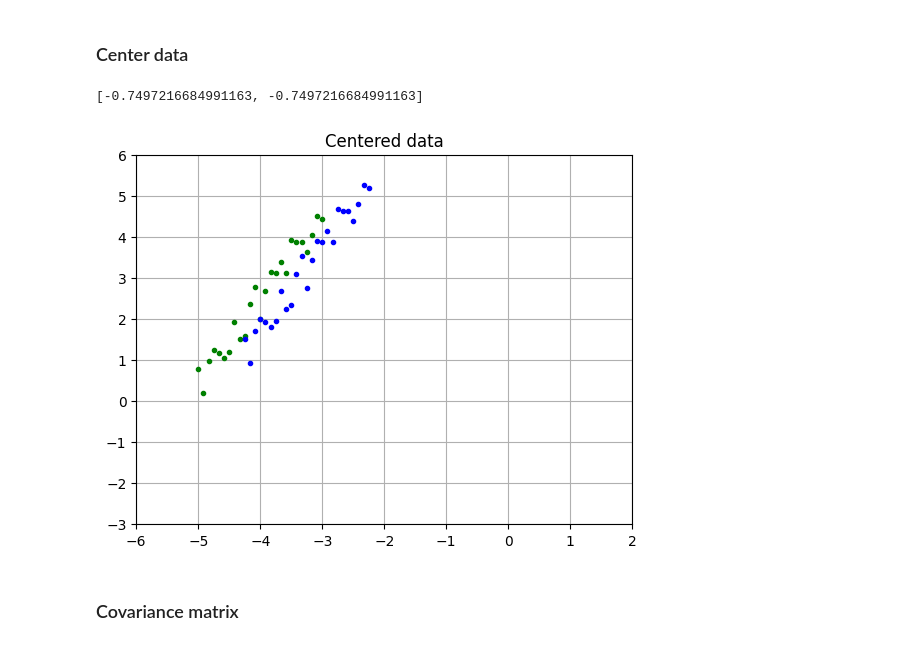
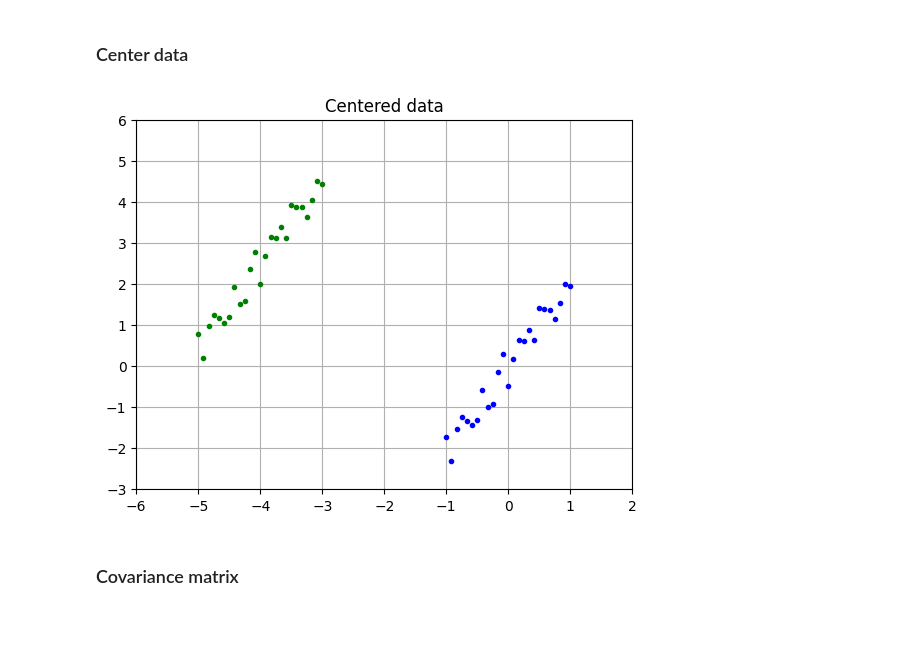
Before and after one commit to DyllasDek/IML_labs, a Jupyter notebook: Lab5/Lab5-self-practice.ipynb, the cells around one changed output. Cells and saved outputs as stored; diff of their text form; code cells hidden in the pictures.

```diff
--- a/Lab5/Lab5-self-practice.ipynb
+++ b/Lab5/Lab5-self-practice.ipynb
@@ -32,19 +32,17 @@ plt.grid('True')
 # %%
 # center data by subtracting mean value from each feature
 # pay attention to mean_vector <-- we need it later for restoring our data
 # write 2 lines below
-mean_vector = [data.mean(),data.mean()]
-print(mean_vector)
-data_centered = np.subtract(data,data.mean()) # your code here
+mean_vector = data.mean(axis=0)
+data_centered = data - mean_vector
 
 plt.title("Centered data")
 plt.plot(data[:,0], data[:,1], '.', color="green")
 plt.plot(data_centered[:,0], data_centered[:,1], '.', color="blue")
 plt.axis([-6, 2, -3, 6])
 plt.grid('True')
 # %% [output]
-[-0.7497216684991163, -0.7497216684991163]
-[figure, old version]
+[figure, new version]
 # %% [markdown]
 ### Covariance matrix
 # %%
```
Also changed, not shown: parts of 4 cells of this notebook.
